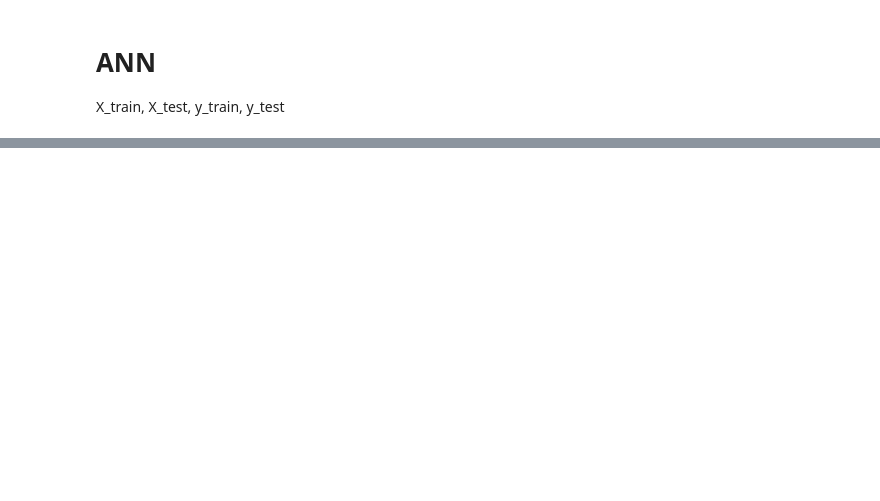
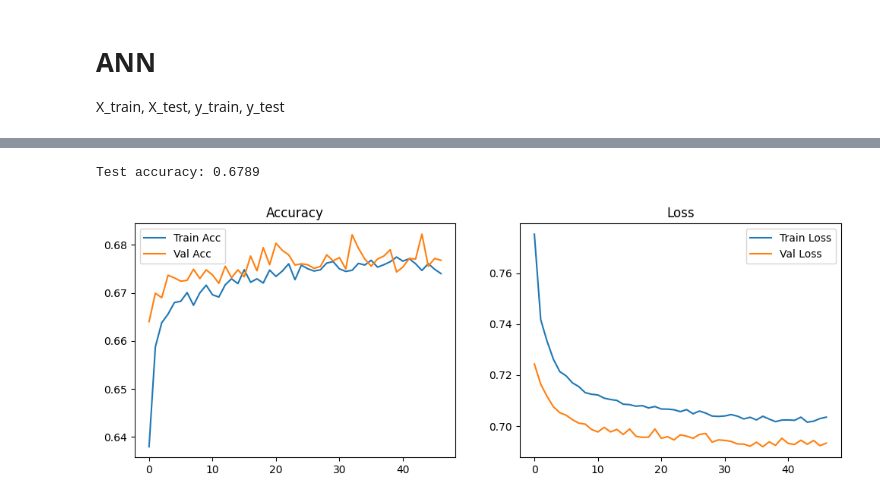
Before and after one commit to gilchea/credit_score_team2_k45, a Jupyter notebook: report.ipynb, the cells around one changed output, grey strips where cells are left out. Cells and saved outputs as stored; diff of their text form; code cells hidden in the pictures; blank space fills up the shorter version.

Commit message:
add a few models

```diff
--- a/report.ipynb
+++ b/report.ipynb
@@ -2164,0 +2258,7 @@ weighted avg       0.81      0.81      0.81     20000
+# %%
+model = DecisionTreeClassifier(max_depth=5, random_state=42)  # Giới hạn độ sâu để tránh overfitting
+
+# Đánh giá mô hình bằng K-fold Cross Validation (ví dụ K=5)
+scores = cross_val_score(model, X_train, y_train, cv=5)
+
+print(f"Độ chính xác trung bình (Cross-Validation): {scores.mean():.4f}")
@@ -2164,0 +2267,2 @@ weighted avg       0.81      0.81      0.81     20000
+# %%
+model.fit(X_train, y_train)
@@ -2167,0 +2374,14 @@ X_train, X_test, y_train, y_test
+# %%
+model.compile(optimizer='adam',
+              loss='categorical_crossentropy',  # dùng cho phân loại nhiều lớp
+              metrics=['accuracy'])
+
+# Early stopping để dừng sớm nếu không cải thiện
+early_stop = EarlyStopping(monitor='val_loss', patience=10, restore_best_weights=True)
+
+history = model.fit(X_train_scaled, y_train_cat,
+                    epochs=100,
+                    batch_size=32,
+                    validation_split=0.2,
+                    callbacks=[early_stop],
+                    verbose=1)
@@ -2167,0 +2406,28 @@ X_train, X_test, y_train, y_test
+# %%
+# Đánh giá trên tập test
+test_loss, test_acc = model.evaluate(X_test_scaled, y_test_cat, verbose=0)
+print(f"Test accuracy: {test_acc:.4f}")
+# %% [output]
+Test accuracy: 0.6789
+# %%
+import matplotlib.pyplot as plt
+
+plt.figure(figsize=(12,4))
+
+# Accuracy
+plt.subplot(1,2,1)
+plt.plot(history.history['accuracy'], label='Train Acc')
+plt.plot(history.history['val_accuracy'], label='Val Acc')
+plt.title('Accuracy')
+plt.legend()
+
+# Loss
+plt.subplot(1,2,2)
+plt.plot(history.history['loss'], label='Train Loss')
+plt.plot(history.history['val_loss'], label='Val Loss')
+plt.title('Loss')
+plt.legend()
+
+plt.show()
+# %% [output]
+[figure, added]
```
Also changed, not shown: parts of 47 cells of this notebook.
